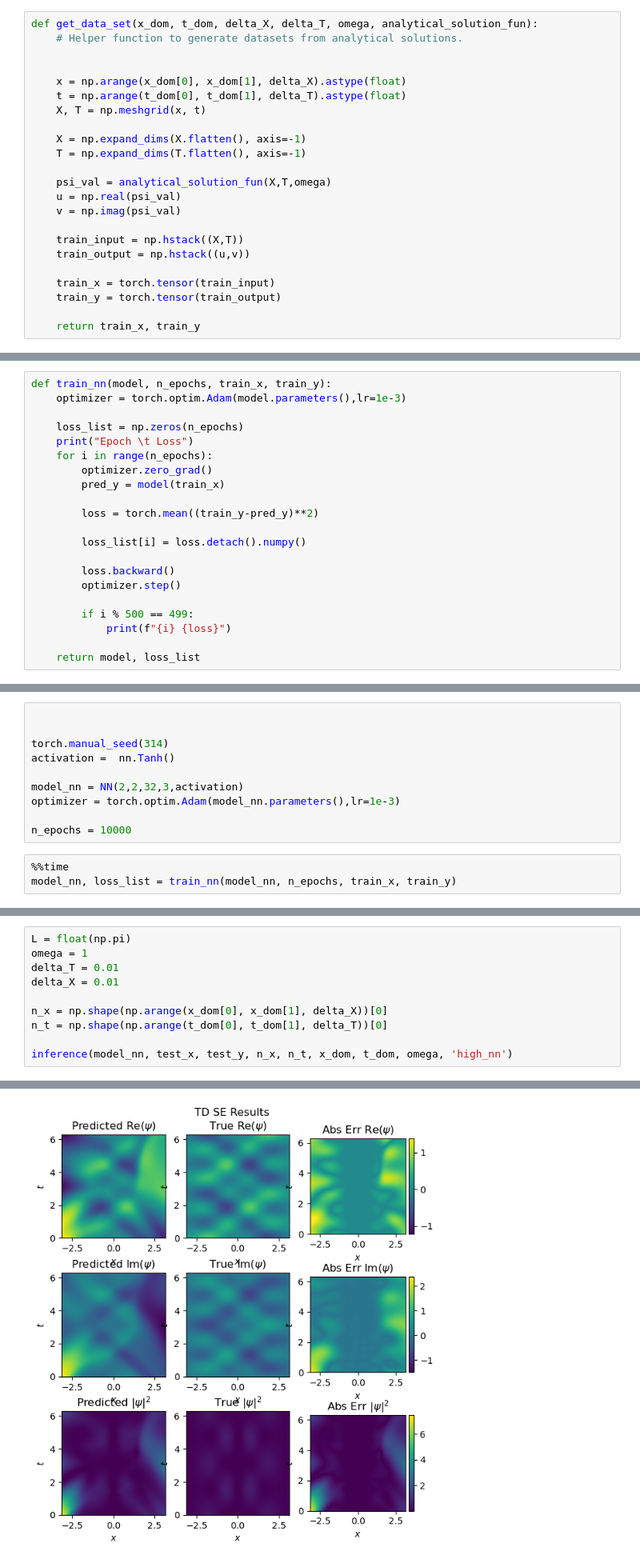
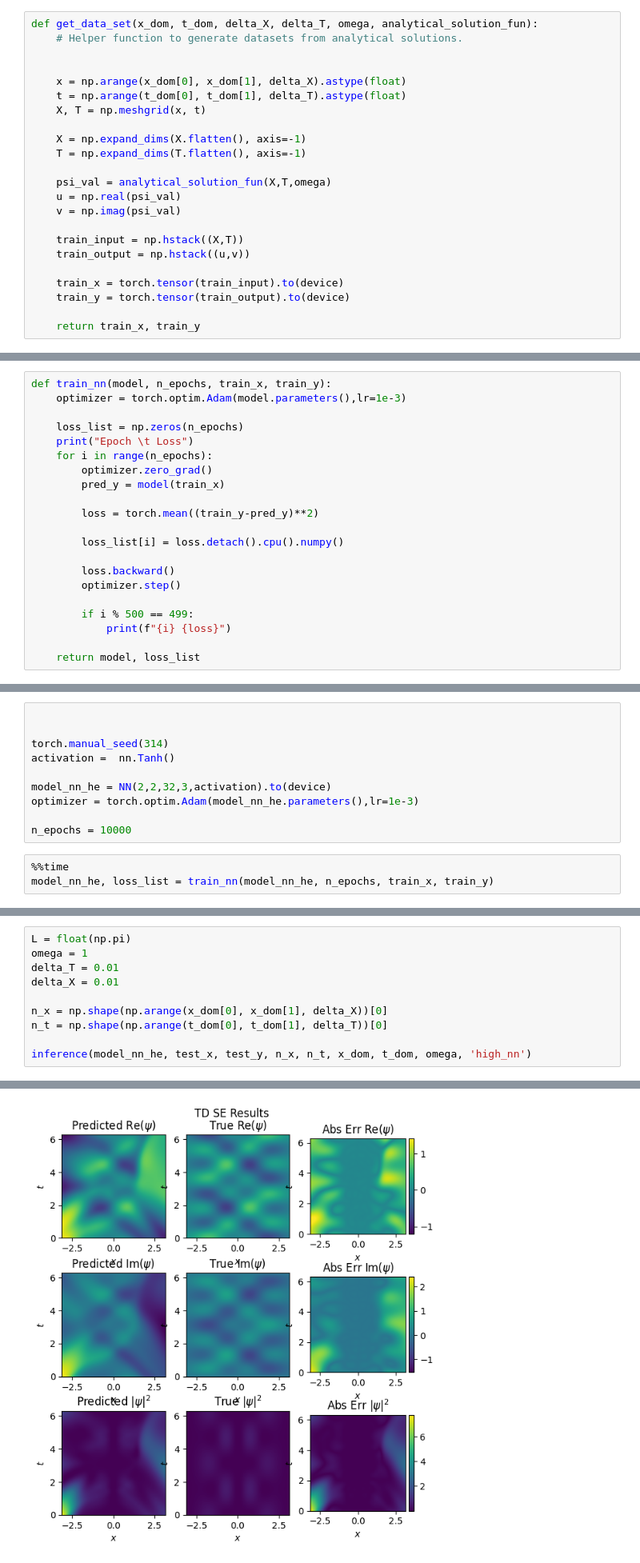
Before and after one commit to GDS-Education-Community-of-Practice/DSECOP, a Jupyter notebook: Learning_the_Schrodinger_Equation/02_TD_Schrodinger.ipynb, the cells around one changed output, grey strips where cells are left out. Shown at 80% size. Saved outputs shown, nothing was run; the diff lists cells and outputs as text.

```diff
--- a/Learning_the_Schrodinger_Equation/02_TD_Schrodinger.ipynb
+++ b/Learning_the_Schrodinger_Equation/02_TD_Schrodinger.ipynb
@@ -142,8 +154,8 @@ def get_data_set(x_dom, t_dom, delta_X, delta_T, omega, analytical_solution_fun)
     train_input = np.hstack((X,T))
     train_output = np.hstack((u,v))
 
-    train_x = torch.tensor(train_input)
-    train_y = torch.tensor(train_output)
+    train_x = torch.tensor(train_input).to(device)
+    train_y = torch.tensor(train_output).to(device)
 
     return train_x, train_y
 # %%
@@ -279,7 +291,7 @@ def train_nn(model, n_epochs, train_x, train_y):
 
         loss = torch.mean((train_y-pred_y)**2)
 
-        loss_list[i] = loss.detach().numpy()
+        loss_list[i] = loss.detach().cpu().numpy()
 
         loss.backward()
         optimizer.step()
@@ -829,12 +839,12 @@ test_x, test_y = get_data_set(x_dom, t_dom, delta_X, delta_T, omega, get_analyti
 torch.manual_seed(314)
 activation =  nn.Tanh()
 
-model_nn = NN(2,2,32,3,activation)
-optimizer = torch.optim.Adam(model_nn.parameters(),lr=1e-3)
+model_nn_he = NN(2,2,32,3,activation).to(device)
+optimizer = torch.optim.Adam(model_nn_he.parameters(),lr=1e-3)
 
 n_epochs = 10000
 # %%
 %%time
-model_nn, loss_list = train_nn(model_nn, n_epochs, train_x, train_y)
+model_nn_he, loss_list = train_nn(model_nn_he, n_epochs, train_x, train_y)
 # %% [output]
 Epoch    Loss
@@ -864,15 +874,15 @@ Model loss:
 # %%
 L = float(np.pi)
 omega = 1
 delta_T = 0.01
 delta_X = 0.01
 
 n_x = np.shape(np.arange(x_dom[0], x_dom[1], delta_X))[0]
 n_t = np.shape(np.arange(t_dom[0], t_dom[1], delta_T))[0]
 
-inference(model_nn, test_x, test_y, n_x, n_t, x_dom, t_dom, omega, 'high_nn')
+inference(model_nn_he, test_x, test_y, n_x, n_t, x_dom, t_dom, omega, 'high_nn')
 # %% [output]
 0 finished
 1 finished
 2 finished
-[figure, old version]
+[figure, new version]
```
Also changed, not shown: parts of 32 cells of this notebook.
